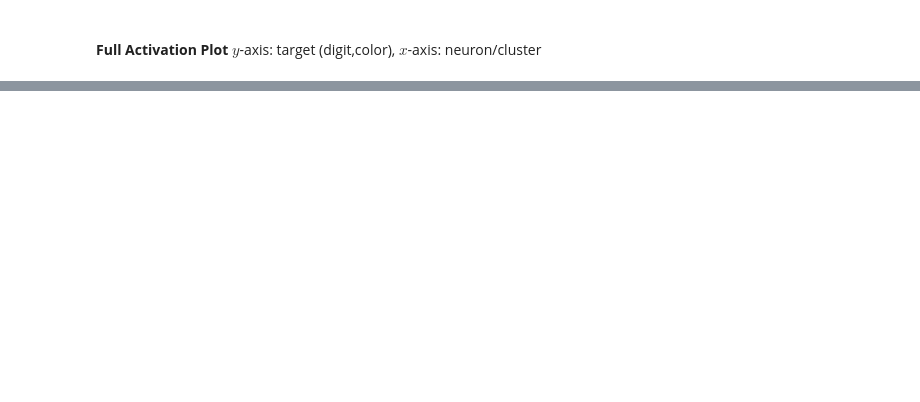
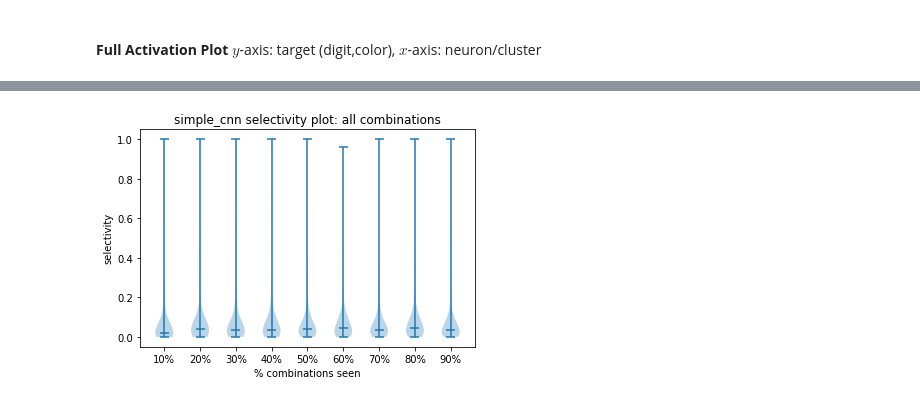
Before and after one commit to tim-henry/experiment-framework, a Jupyter notebook: util/activation_plots.ipynb, the cells around one changed output, grey strips where cells are left out. Saved outputs shown, nothing was run; the diff lists cells and outputs as text; code cells hidden in the pictures; blank space fills up the shorter version.

```diff
--- a/util/activation_plots.ipynb
+++ b/util/activation_plots.ipynb
@@ -131,0 +151,16 @@ plot_act_matrix(act_matrix=normalized_acts_mat, combinations_list=combinations,
+# %%
+# ----------- LOAD DATA FOR SELECTIVITY PLOTS --------------
+if dataset_name == "left_out_colored_mnist":
+    num_classes = 10
+    keep_pct_values = [.1,.2,.3,.4,.5,.6,.7,.8,.9]
+else:
+    num_classes = 9
+    keep_pct_values = [.11,.22,.33,.44,.55,.66,.77,.88]
+
+holdout_acts_dict = {}
+
+for keep_pct in keep_pct_values:
+    file_path = "../analysis/"+model_name+"/"
+    filename = "{}_{}_keep{}{}.pkl".format(model_name, dataset_name + layer, int(100*keep_pct), data_type)
+    with open(file_path + filename,'rb') as f:
+        holdout_acts_dict[int(100*keep_pct)] = pickle.load(f)
@@ -131,0 +213,64 @@ plot_act_matrix(act_matrix=normalized_acts_mat, combinations_list=combinations,
+# %%
+import matplotlib
+from matplotlib import pyplot as plt
+select1 = selectivity2_combos
+select2 = selectivity3_task1
+select3 = selectivity3_task2
+
+x = [str(int(100*kpt)) for kpt in keep_pct_values]
+y1 = [get_med_and_std(select1[int(100*kpt)])[0] for kpt in keep_pct_values]
+y1err = [get_med_and_std(select1[int(100*kpt)])[1] for kpt in keep_pct_values]
+y1_violin = [select1[int(100*kpt)] for kpt in keep_pct_values]
+
+y2 = [get_med_and_std(select2[int(100*kpt)])[0] for kpt in keep_pct_values]
+y2err = [get_med_and_std(select2[int(100*kpt)])[1] for kpt in keep_pct_values]
+y2_violin = [select2[int(100*kpt)] for kpt in keep_pct_values]
+
+y3 = [get_med_and_std(select3[int(100*kpt)])[0] for kpt in keep_pct_values]
+y3err = [get_med_and_std(select3[int(100*kpt)])[1] for kpt in keep_pct_values]
+y3_violin = [select3[int(100*kpt)] for kpt in keep_pct_values]
+
+xlabs = [str(int(100*kpt)) + '%' for kpt in keep_pct_values]
+showmedians = show_violin_plot_median
+showmeans = show_violin_plot_mean
+showextrema = show_violin_plot_extrema
+
+
+#print(y1_violin)
+#plt.figure()
+fig, ax = plt.subplots()
+plt.xlabel("% combinations seen")
+ax.set_xticks([r+1 for r in range(len(keep_pct_values))])
+ax.set_xticklabels(xlabs)
+#plt.xticks([r+1 for r in range(len(keep_pct_values))],xlabs)
+plt.ylabel("selectivity")
+plt.title(model_name + " selectivity plot: all combinations")
+#plt.errorbar(x, y1, yerr=y1err)
+plt.violinplot(y1_violin, showmedians=showmedians,showextrema=showextrema,showmeans = showmeans)
+plt.show()
+
+#plt.figure()
+fig, ax = plt.subplots()
+plt.xlabel("% combinations seen")
+#plt.xticks([r+1 for r in range(len(keep_pct_values))],xlabs)
+ax.set_xticks([r+1 for r in range(len(keep_pct_values))])
+ax.set_xticklabels(xlabs)
+plt.ylabel("selectivity to shape")
+plt.title(model_name + " selectivity plot: shapes")
+#plt.errorbar(x, y2, yerr=y2err)
+plt.violinplot(y2_violin, showmedians=showmedians,showextrema=showextrema,showmeans = showmeans)
+plt.show()
+
+#plt.figure()
+fig, ax = plt.subplots()
+plt.xlabel("% combinations seen")
+#plt.xticks([r+1 for r in range(len(keep_pct_values))],xlabs)
+ax.set_xticks([r+1 for r in range(len(keep_pct_values))])
+ax.set_xticklabels(xlabs)
+plt.ylabel("selectivity to color")
+plt.title(model_name + " selectivity plot: positions")
+#plt.errorbar(x, y3, yerr=y3err)
+plt.violinplot(y3_violin, showmedians=showmedians,showextrema=showextrema,showmeans = showmeans)
+plt.show()
+# %% [output]
+[figure, added]
```
Also changed, not shown: parts of 22 cells of this notebook, 4 other files.
